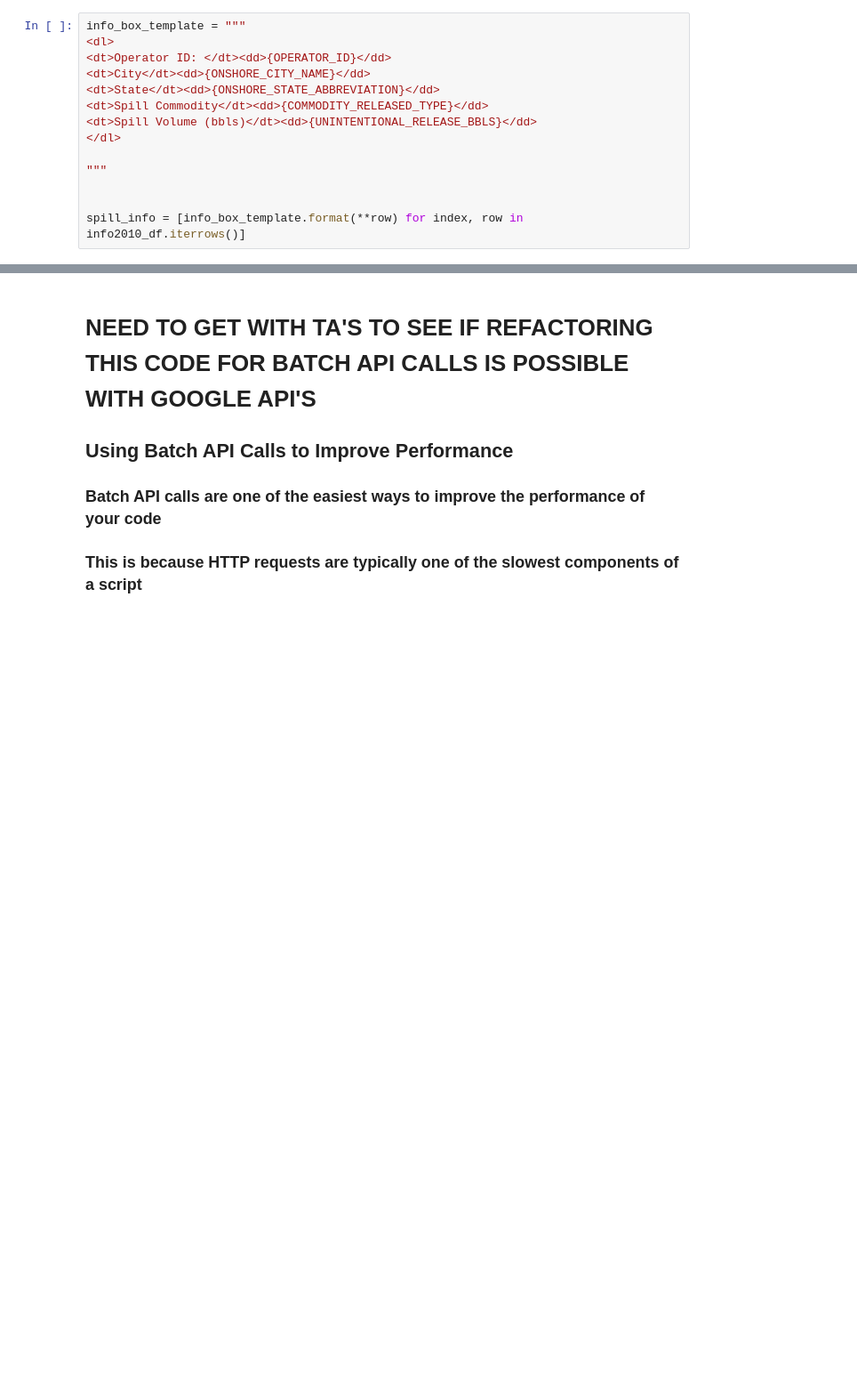
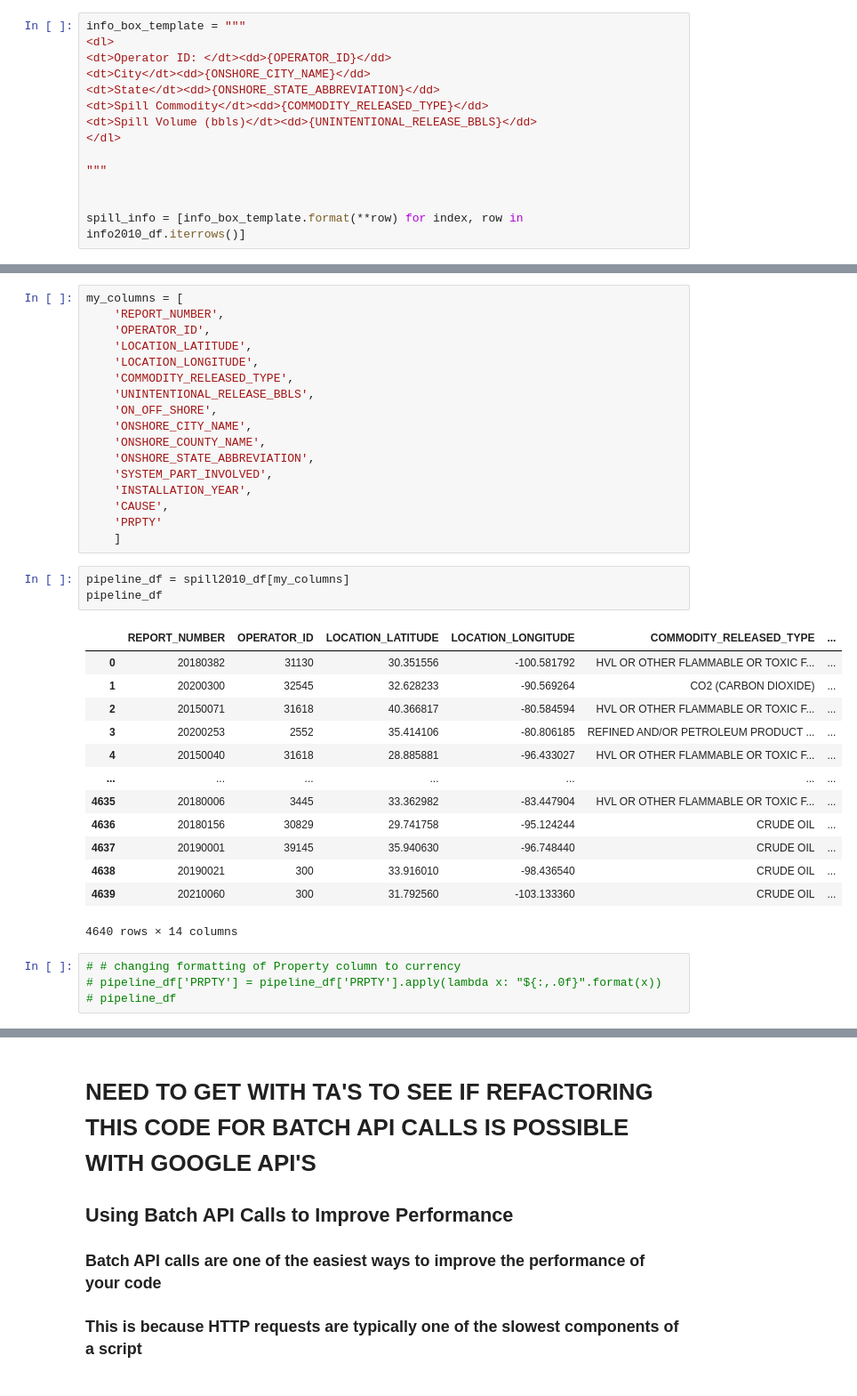
Before and after one commit to JeffreyS-0/Oil_Spills_Overtime_Analysis, a Jupyter notebook: Mapping/Spill_Map.ipynb, the cells around one changed output, grey strips where cells are left out. Shown: that part at 89% size. Saved outputs shown, nothing was run; the diff lists cells and outputs as text; blank space fills up the shorter version.

```diff
--- a/Mapping/Spill_Map.ipynb
+++ b/Mapping/Spill_Map.ipynb
@@ -116,0 +122,38 @@ fig
+# %%
+my_columns = [
+    'REPORT_NUMBER',
+    'OPERATOR_ID',
+    'LOCATION_LATITUDE',
+    'LOCATION_LONGITUDE',
+    'COMMODITY_RELEASED_TYPE',
+    'UNINTENTIONAL_RELEASE_BBLS',
+    'ON_OFF_SHORE',
+    'ONSHORE_CITY_NAME',
+    'ONSHORE_COUNTY_NAME',
+    'ONSHORE_STATE_ABBREVIATION',
+    'SYSTEM_PART_INVOLVED',
+    'INSTALLATION_YEAR',
+    'CAUSE',
+    'PRPTY'
+    ]
+# %%
+pipeline_df = spill2010_df[my_columns]
+pipeline_df
+# %% [output]
+|  | REPORT_NUMBER | OPERATOR_ID | LOCATION_LATITUDE | LOCATION_LONGITUDE | COMMODITY_RELEASED_TYPE | ... |
+| 0 | 20180382 | 31130 | 30.351556 | -100.581792 | HVL OR OTHER FLAMMABLE OR TOXIC F... | ... |
+| 1 | 20200300 | 32545 | 32.628233 | -90.569264 | CO2 (CARBON DIOXIDE) | ... |
+| 2 | 20150071 | 31618 | 40.366817 | -80.584594 | HVL OR OTHER FLAMMABLE OR TOXIC F... | ... |
+| 3 | 20200253 | 2552 | 35.414106 | -80.806185 | REFINED AND/OR PETROLEUM PRODUCT ... | ... |
+| 4 | 20150040 | 31618 | 28.885881 | -96.433027 | HVL OR OTHER FLAMMABLE OR TOXIC F... | ... |
+| ... | ... | ... | ... | ... | ... | ... |
+| 4635 | 20180006 | 3445 | 33.362982 | -83.447904 | HVL OR OTHER FLAMMABLE OR TOXIC F... | ... |
+| 4636 | 20180156 | 30829 | 29.741758 | -95.124244 | CRUDE OIL | ... |
+| 4637 | 20190001 | 39145 | 35.940630 | -96.748440 | CRUDE OIL | ... |
+| 4638 | 20190021 | 300 | 33.916010 | -98.436540 | CRUDE OIL | ... |
+| 4639 | 20210060 | 300 | 31.792560 | -103.133360 | CRUDE OIL | ... |
+4640 rows × 14 columns
+# %%
+# # changing formatting of Property column to currency
+# pipeline_df['PRPTY'] = pipeline_df['PRPTY'].apply(lambda x: "${:,.0f}".format(x))
+# pipeline_df
```
Also changed, not shown: parts of 6 cells of this notebook, 2 other files.
